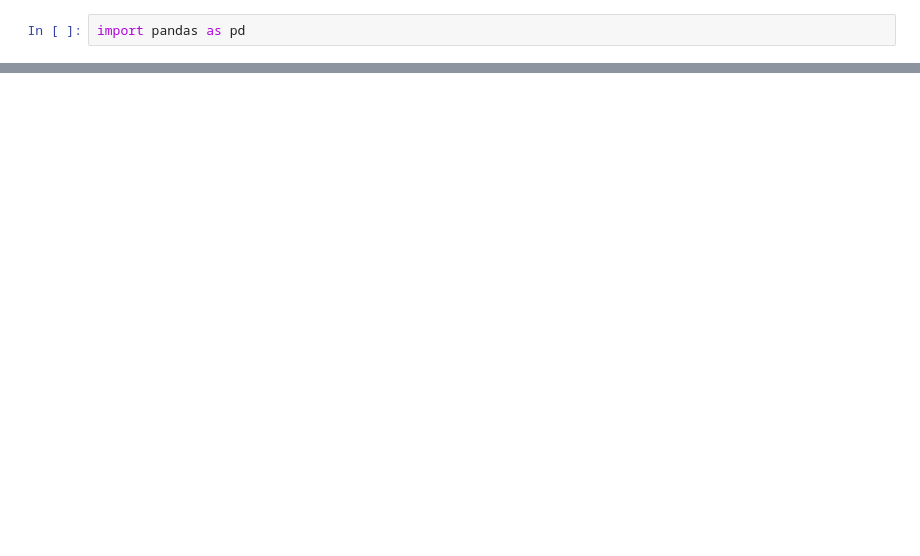
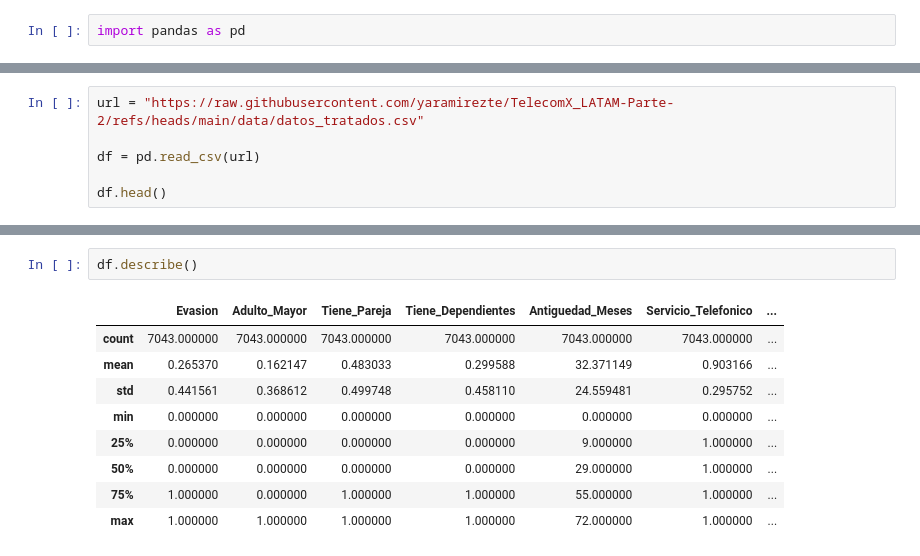
Before and after one commit to yaramirezte/TelecomX_LATAM-Parte-2, a Jupyter notebook: TelecomX_LATAM_parte_2.ipynb, the cells around one changed output, grey strips where cells are left out. Saved outputs shown, nothing was run; the diff lists cells and outputs as text; blank space fills up the shorter version.

```diff
--- a/TelecomX_LATAM_parte_2.ipynb
+++ b/TelecomX_LATAM_parte_2.ipynb
@@ -15,0 +9,6 @@ df.head()
+# %%
+url = "https://raw.githubusercontent.com/yaramirezte/TelecomX_LATAM-Parte-2/refs/heads/main/data/datos_tratados.csv"
+
+df = pd.read_csv(url)
+
+df.head()
@@ -15,0 +23,12 @@ df.head()
+# %%
+df.describe()
+# %% [output]
+|  | Evasion | Adulto_Mayor | Tiene_Pareja | Tiene_Dependientes | Antiguedad_Meses | Servicio_Telefonico | ... |
+| count | 7043.000000 | 7043.000000 | 7043.000000 | 7043.000000 | 7043.000000 | 7043.000000 | ... |
+| mean | 0.265370 | 0.162147 | 0.483033 | 0.299588 | 32.371149 | 0.903166 | ... |
+| std | 0.441561 | 0.368612 | 0.499748 | 0.458110 | 24.559481 | 0.295752 | ... |
+| min | 0.000000 | 0.000000 | 0.000000 | 0.000000 | 0.000000 | 0.000000 | ... |
+| 25% | 0.000000 | 0.000000 | 0.000000 | 0.000000 | 9.000000 | 1.000000 | ... |
+| 50% | 0.000000 | 0.000000 | 0.000000 | 0.000000 | 29.000000 | 1.000000 | ... |
+| 75% | 1.000000 | 0.000000 | 1.000000 | 1.000000 | 55.000000 | 1.000000 | ... |
+| max | 1.000000 | 1.000000 | 1.000000 | 1.000000 | 72.000000 | 1.000000 | ... |
```
Also changed, not shown: parts of 27 cells of this notebook.
